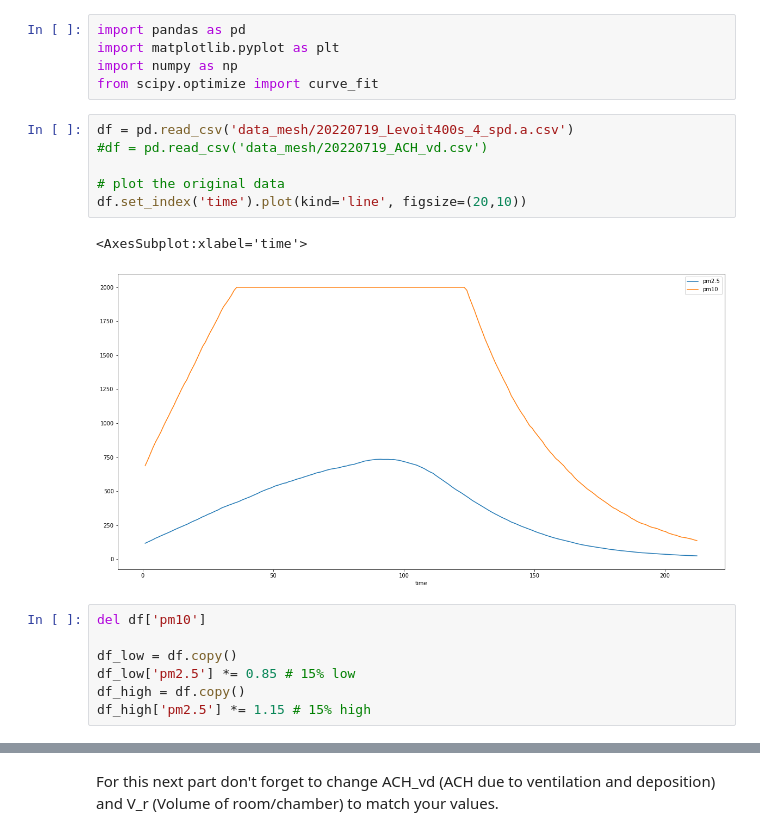
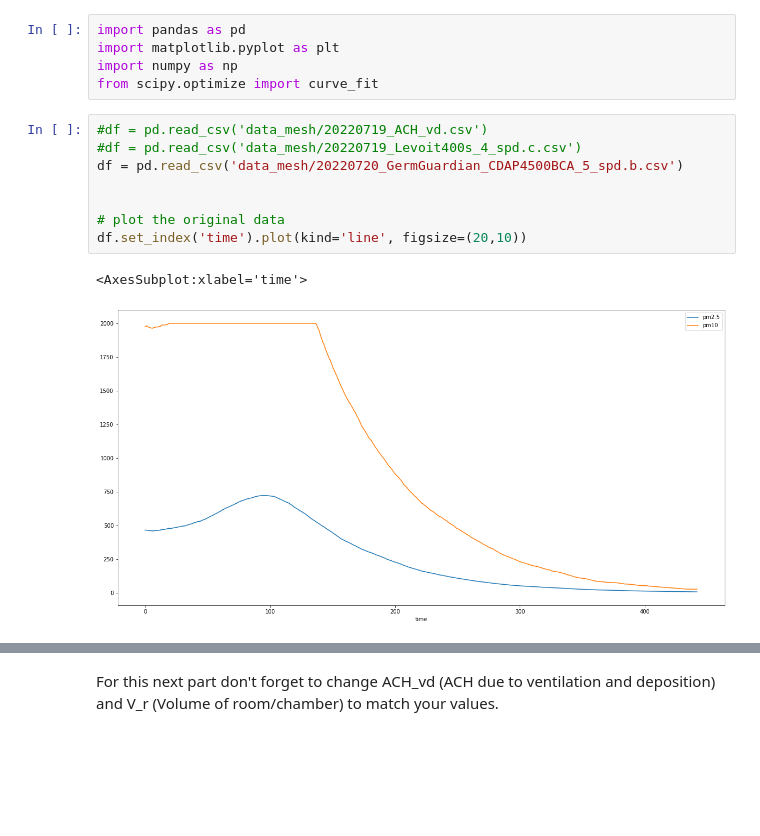
Before and after one commit to robwiss/analyze_cadr, a Jupyter notebook: analyze_cadr.ipynb, the cells around one changed output, grey strips where cells are left out. Cells and saved outputs as stored; diff of their text form; blank space fills up the shorter version.

```diff
--- a/analyze_cadr.ipynb
+++ b/analyze_cadr.ipynb
@@ -4,21 +4,16 @@ import matplotlib.pyplot as plt
 import numpy as np
 from scipy.optimize import curve_fit
 # %%
-df = pd.read_csv('data_mesh/20220719_Levoit400s_4_spd.a.csv')
 #df = pd.read_csv('data_mesh/20220719_ACH_vd.csv')
+#df = pd.read_csv('data_mesh/20220719_Levoit400s_4_spd.c.csv')
+df = pd.read_csv('data_mesh/20220720_GermGuardian_CDAP4500BCA_5_spd.b.csv')
+
 
 # plot the original data
 df.set_index('time').plot(kind='line', figsize=(20,10))
 # %% [output]
 <AxesSubplot:xlabel='time'>
-[figure, old version]
+[figure, new version]
-# %%
-del df['pm10']
-
-df_low = df.copy()
-df_low['pm2.5'] *= 0.85 # 15% low
-df_high = df.copy()
-df_high['pm2.5'] *= 1.15 # 15% high
 # %%
 # see equation (S1) from supplemental material here: https://www.tandfonline.com/doi/full/10.1080/02786826.2022.2054674?scroll=top&needAccess=true
 # version of the functions where ACH is unknown and has to be solved for
```
Also changed, not shown: parts of 4 cells of this notebook, 4 other files.
